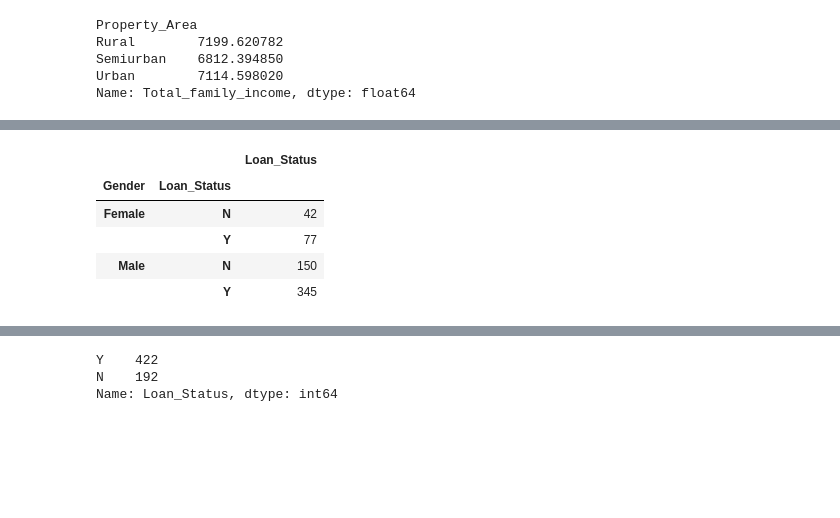
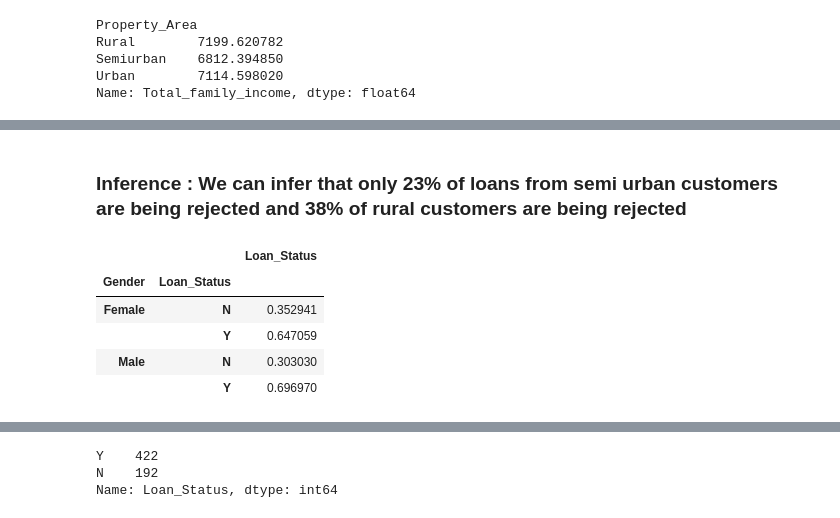
Before and after one commit to SharanDHONI/Loan-Apprval-prediction-AnalyticsVidhya, a Jupyter notebook: Loan.ipynb, the cells around one changed output, grey strips where cells are left out. Cells and saved outputs as stored; diff of their text form; code cells hidden in the pictures; blank space fills up the shorter version.

```diff
--- a/Loan.ipynb
+++ b/Loan.ipynb
@@ -309,12 +287,14 @@ IndexError: too many indices for array: array is 1-dimensional, but 2 were index
+# %% [markdown]
+### Inference :  We can infer that only 23% of loans from semi urban customers are being rejected and 38% of rural customers are being rejected
 # %%
-pd.DataFrame(df.Loan_Status.groupby(df.Gender).value_counts()).sort_index()
+pd.DataFrame(df.Loan_Status.groupby(df.Gender).value_counts(normalize=True)).sort_index()
 # %% [output]
 |  |  | Loan_Status |
 | Gender | Loan_Status |  |
-| Female | N | 42 |
-|  | Y | 77 |
-| Male | N | 150 |
-|  | Y | 345 |
+| Female | N | 0.352941 |
+|  | Y | 0.647059 |
+| Male | N | 0.303030 |
+|  | Y | 0.696970 |
 # %%
 df.head()
 # %% [output]
```
Also changed, not shown: parts of 4 cells of this notebook.
